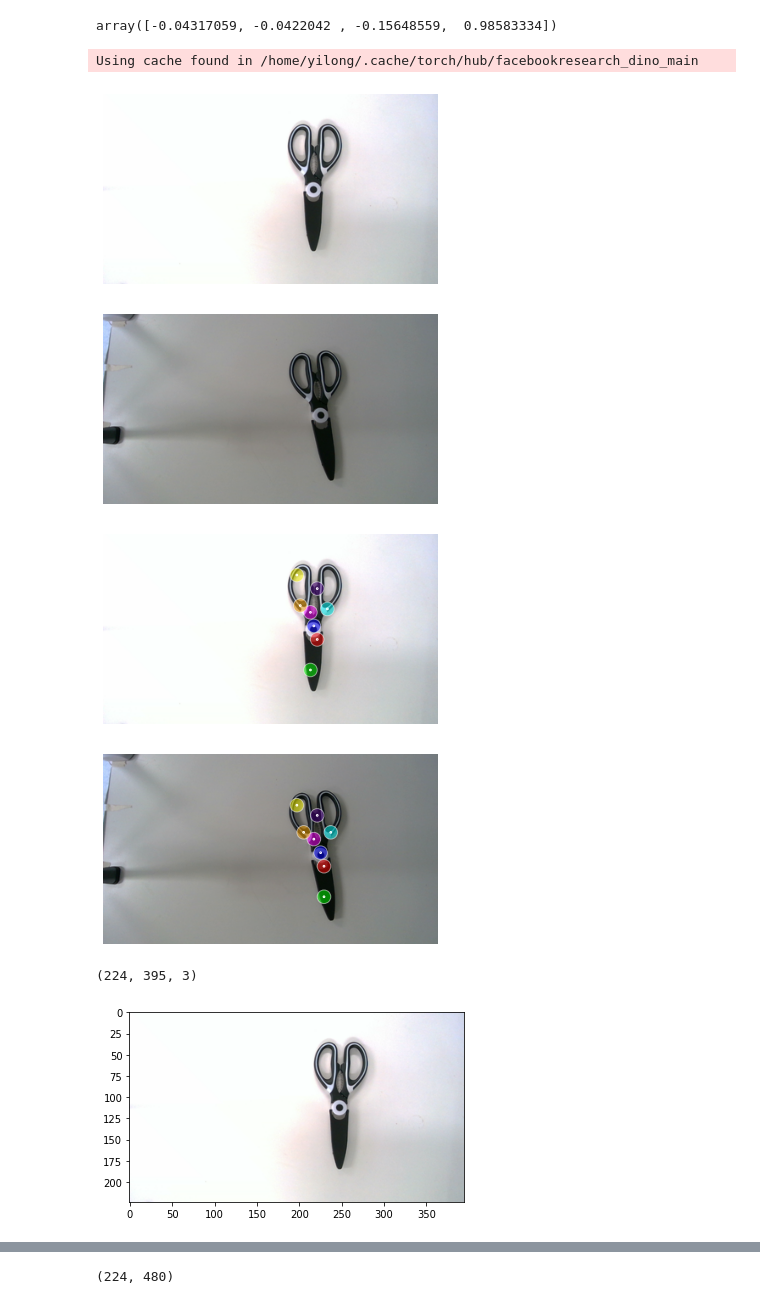
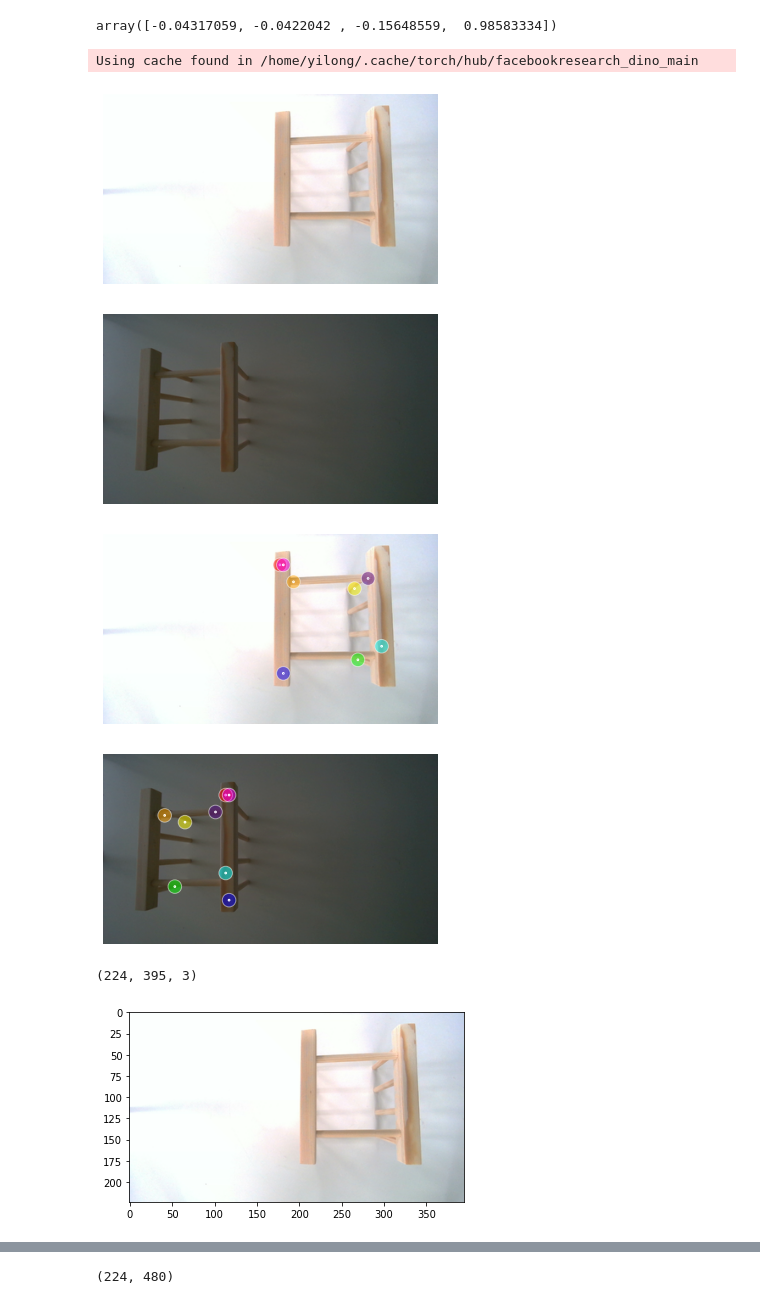
Before and after one commit to yw14218/yumi_oneshot, a Jupyter notebook: dino_exp.ipynb, the cells around one changed output, grey strips where cells are left out. Saved outputs shown, nothing was run; the diff lists cells and outputs as text; code cells hidden in the pictures.

```diff
--- a/dino_exp.ipynb
+++ b/dino_exp.ipynb
@@ -125,39 +125,39 @@ array([-0.04317059, -0.0422042 , -0.15648559,  0.98583334])
 # %%
 import matplotlib.pyplot as plt
 import torch
 from DinoViT.correspondences import find_correspondences, draw_correspondences
-
+DIR = "data/wood"
 num_pairs = 8 #@param
 load_size = 224 #@param
 layer = 9 #@param
 facet = 'key' #@param
 bin=True #@param
 thresh=0.05 #@param
 model_type='dino_vits8' #@param
 stride=4 #@param
 
-image_path1=f"{DIR}demo_wrist_rgb.png"
+image_path1=f"{DIR}/demo_wrist_rgb.png"
 image_path2=f"{DIR}/live_wrist_rgb.png"
 
 with torch.no_grad():
     points1, points2, image1_pil, image2_pil = find_correspondences(image_path1, image_path2, num_pairs, load_size, layer,
                                                                    facet, bin, thresh, model_type, stride)
 fig_1, ax1 = plt.subplots()
 ax1.axis('off')
 ax1.imshow(image1_pil)
 fig_2, ax2 = plt.subplots()
 ax2.axis('off')
 ax2.imshow(image2_pil)
 
 
 fig1, fig2 = draw_correspondences(points1, points2, image1_pil, image2_pil)
 plt.show()
 # %% [output]
 Using cache found in /home/yilong/.cache/torch/hub/facebookresearch_dino_main
-[figure, old version]
+[figure, new version]
-[figure, old version]
+[figure, new version]
-[figure, old version]
+[figure, new version]
-[figure, old version]
+[figure, new version]
 # %%
 np.array(image1_pil).shape
 # %% [output]
@@ -166,6 +166,6 @@ np.array(image1_pil).shape
 plt.imshow(image1_pil, cmap='gray')  # 'gray' colormap is used for grayscale images
 plt.show()
 # %% [output]
-[figure, old version]
+[figure, new version]
 # %%
 from matplotlib.colors import ListedColormap
```
Also changed, not shown: parts of 10 cells of this notebook, 5 other files.
